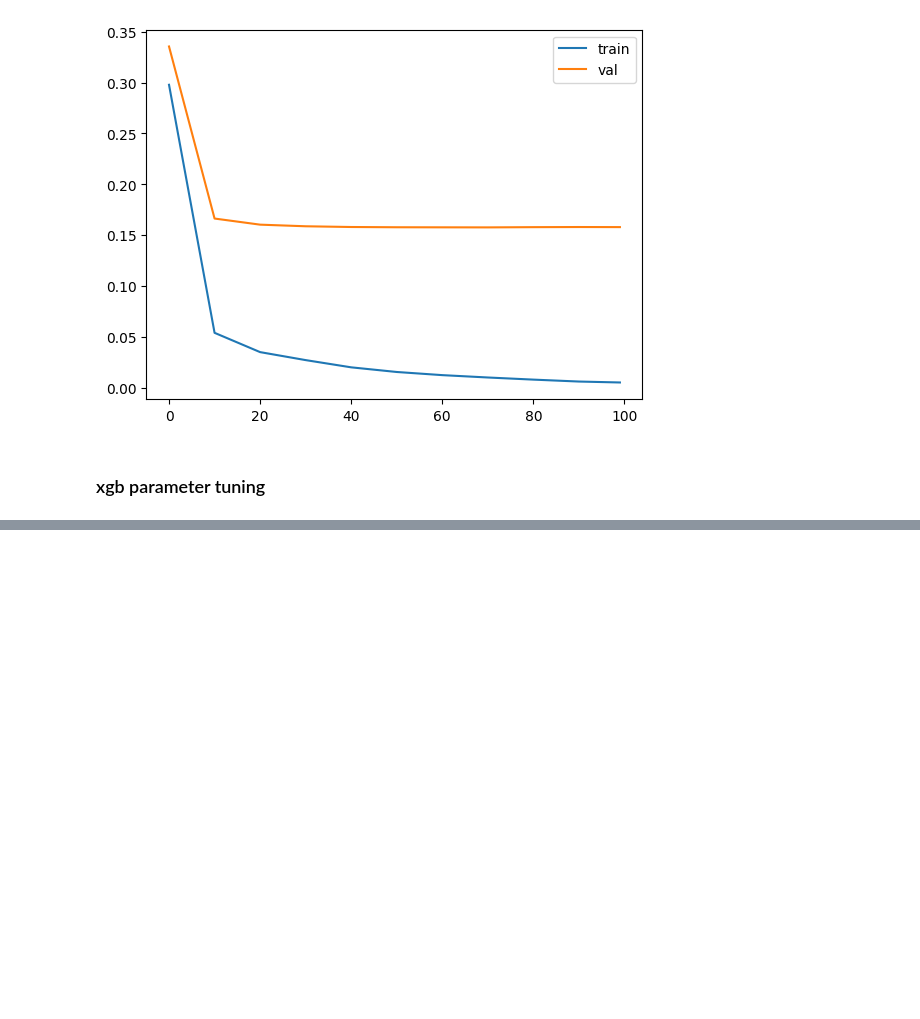
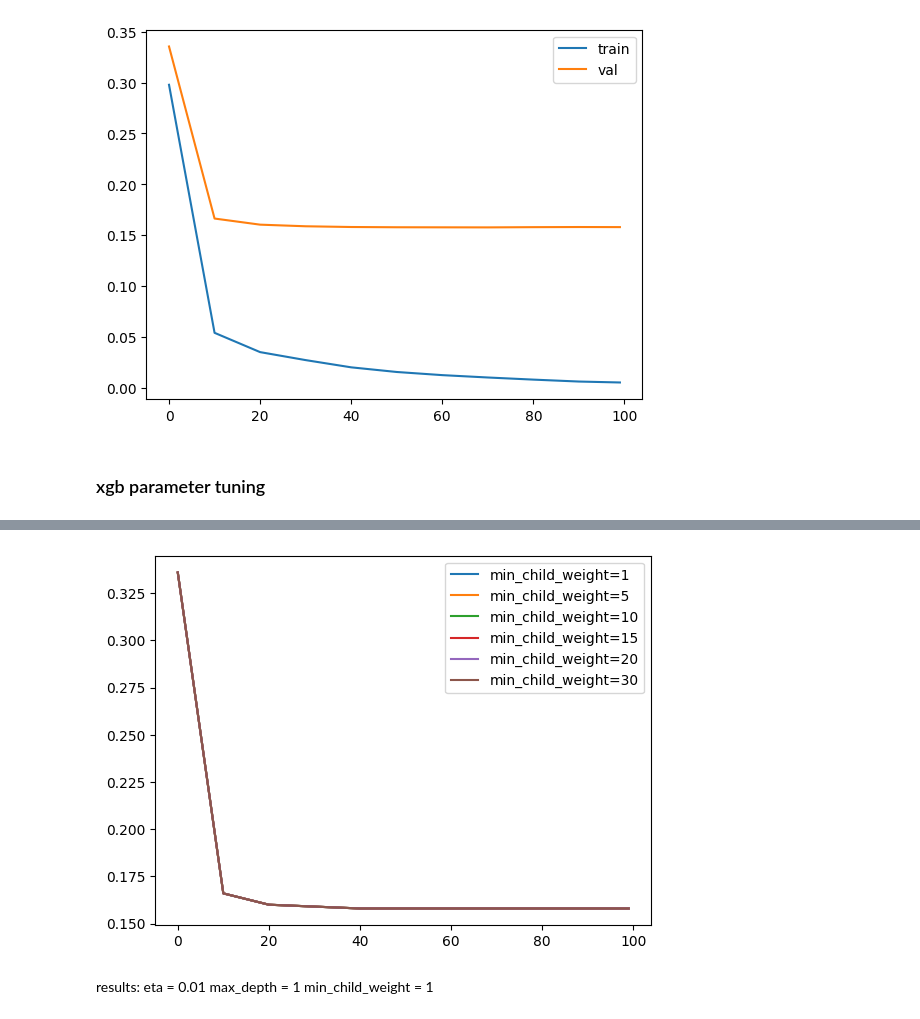
Before and after one commit to sarah-zhan/house_price_prediction, a Jupyter notebook: main.ipynb, the cells around one changed output, grey strips where cells are left out. Saved outputs shown, nothing was run; the diff lists cells and outputs as text; code cells hidden in the pictures; blank space fills up the shorter version.

Commit message:
find min_child_weight

```diff
--- a/main.ipynb
+++ b/main.ipynb
@@ -659,0 +681,9 @@ Parameters: { "silent" } are not used.
+# %%
+# tune min_child_weight
+rmse_obj = {}
+keys = []
+for w in [1, 5, 10, 15, 20, 30]:
+    train_xgb(eta=0.01, max_depth=1, min_child_weight=w)
+    key = f"min_child_weight={w}"
+    keys.append(key)
+    rmse_obj[key] = xgb_output(output)
@@ -659,0 +767,11 @@ Parameters: { "silent" } are not used.
+# %%
+for k in keys:
+    plt.plot(rmse_obj[k].number_iter, round(rmse_obj[k].val_rmse, 3), label=k)
+    plt.legend()
+# %% [output]
+[figure, added]
+# %% [markdown]
+results:
+eta = 0.01
+max_depth = 1
+min_child_weight = 1
```
Also changed, not shown: parts of 15 cells of this notebook.
